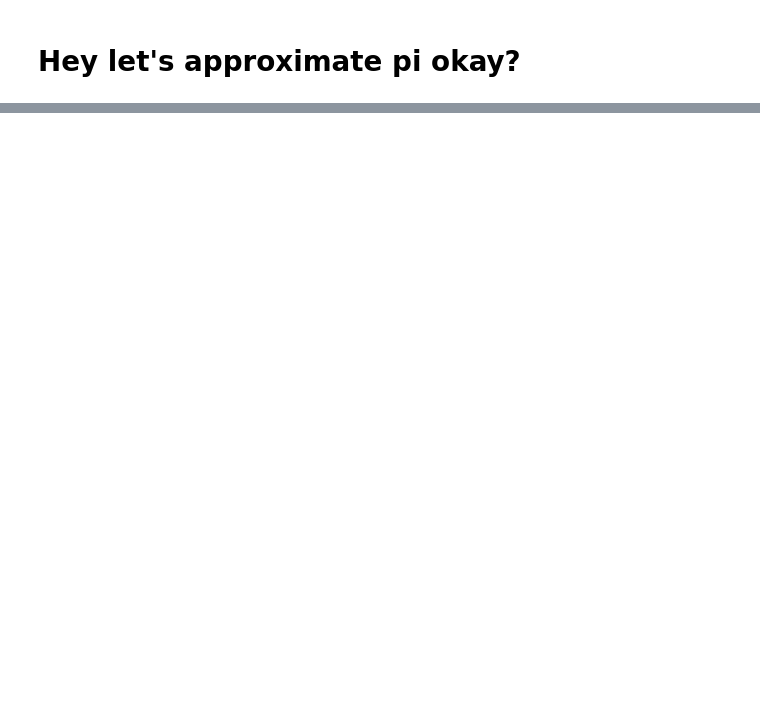
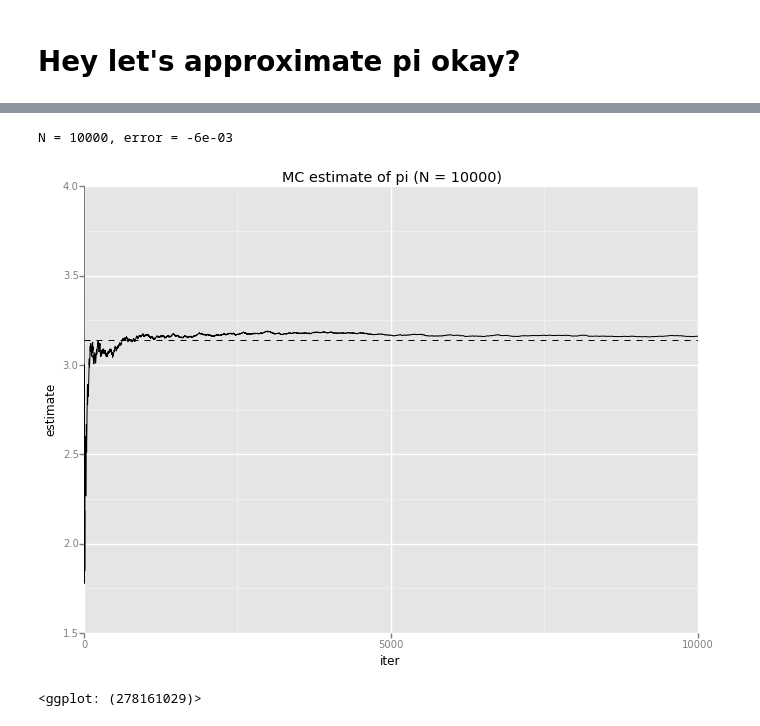
Before and after one commit to jason137/jason137.github.io, a Jupyter notebook: pi.ipynb, the cells around one changed output, grey strips where cells are left out. Saved outputs shown, nothing was run; the diff lists cells and outputs as text; code cells hidden in the pictures; blank space fills up the shorter version.

```diff
--- a/pi.ipynb
+++ b/pi.ipynb
@@ -47,0 +87,6 @@ print plot
+# %%
+estimate_pi(10000)
+# %% [output]
+N = 10000, error = -6e-03
+[figure, added]
+<ggplot: (278161029)>
```
Also changed, not shown: parts of 18 cells of this notebook.
